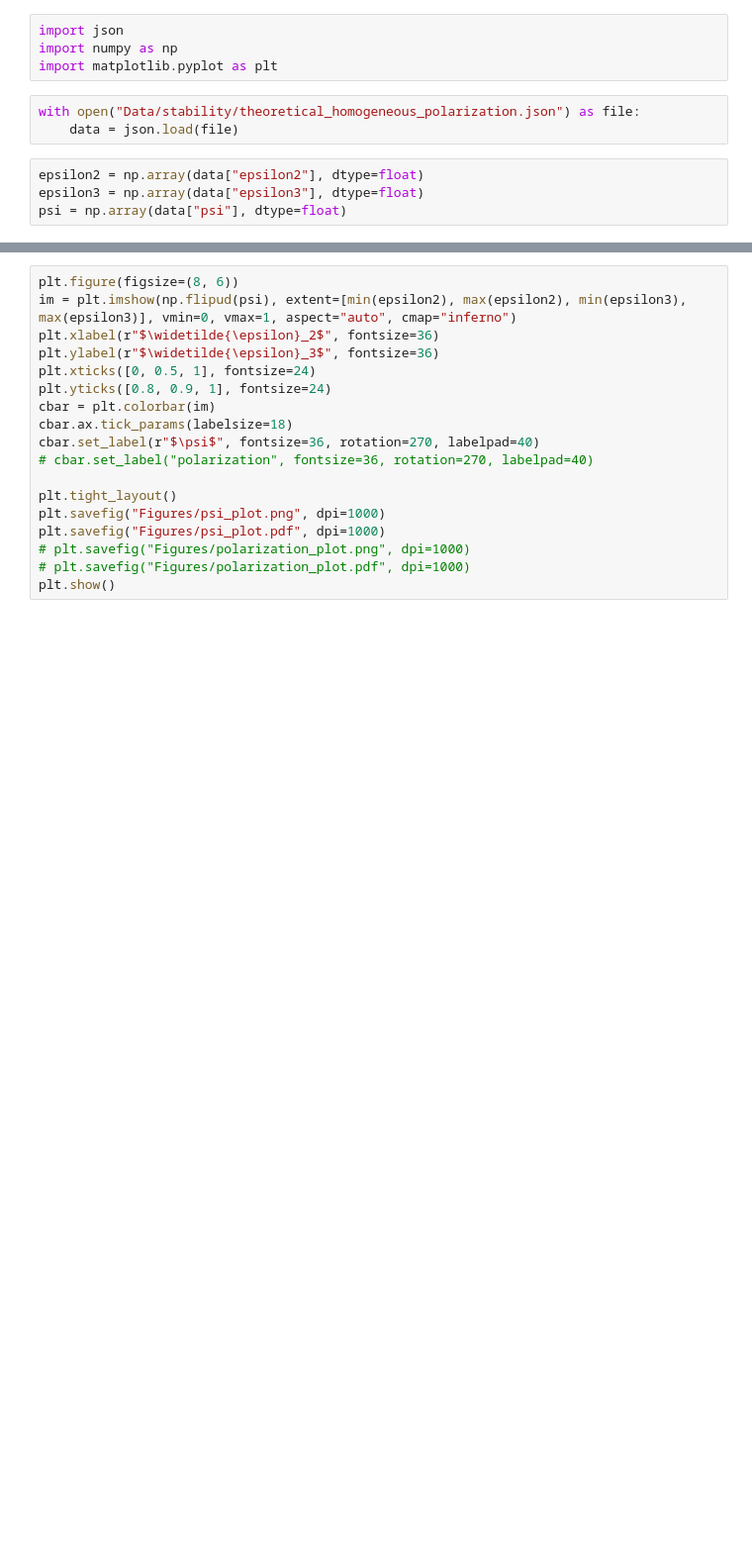
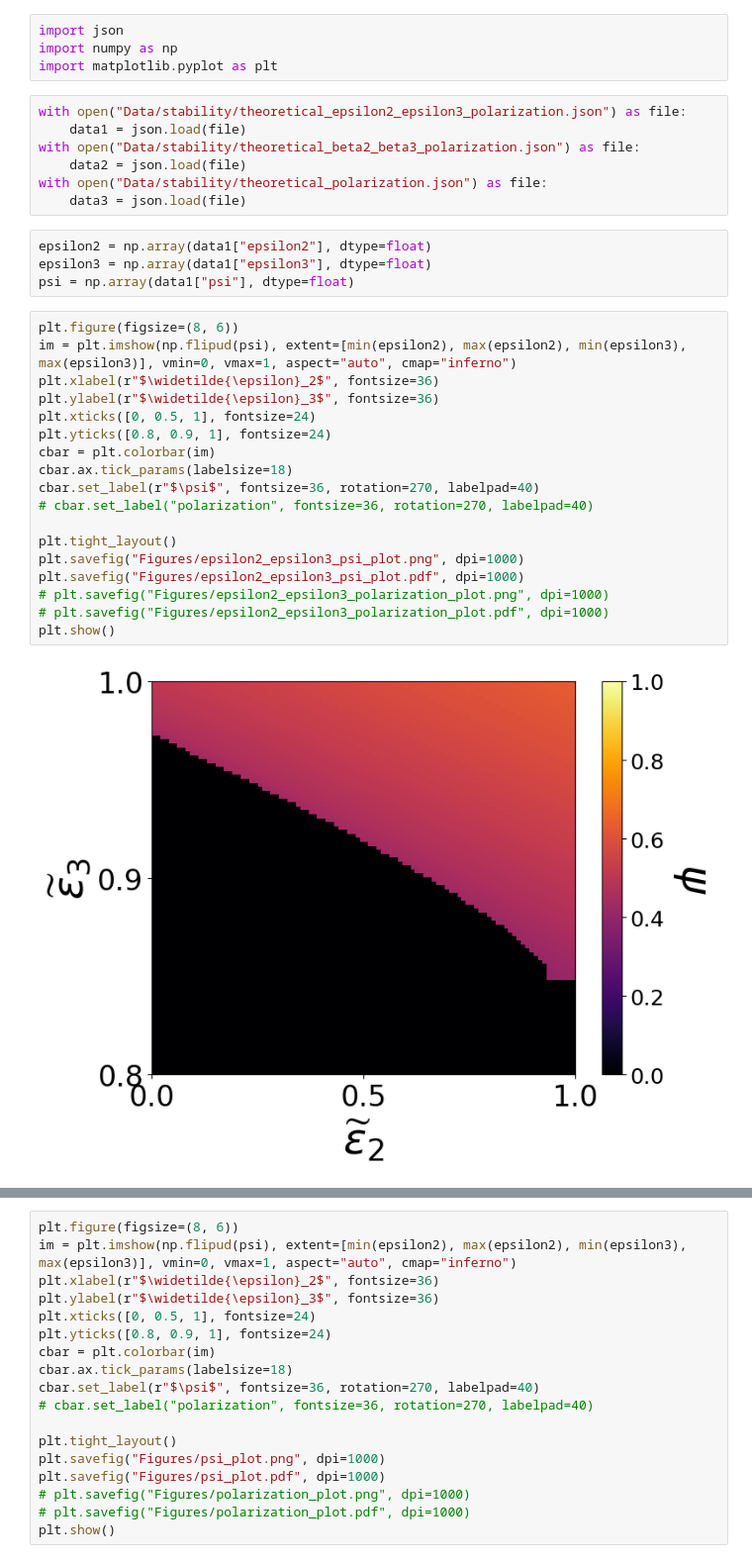
Before and after one commit to nwlandry/opinion-disparity-in-hypergraphs, a Jupyter notebook: plot_theoretical_polarization_phase_space.ipynb, the cells around one changed output, grey strips where cells are left out. Shown at 99% size. Cells and saved outputs as stored; diff of their text form; blank space fills up the shorter version.

```diff
--- a/plot_theoretical_polarization_phase_space.ipynb
+++ b/plot_theoretical_polarization_phase_space.ipynb
@@ -2,10 +2,34 @@
 import json
 import numpy as np
 import matplotlib.pyplot as plt
-# %%
-with open("Data/stability/theoretical_homogeneous_polarization.json") as file:
-    data = json.load(file)
+# %%
+with open("Data/stability/theoretical_epsilon2_epsilon3_polarization.json") as file:
+    data1 = json.load(file)
+with open("Data/stability/theoretical_beta2_beta3_polarization.json") as file:
+    data2 = json.load(file)
+with open("Data/stability/theoretical_polarization.json") as file:
+    data3 = json.load(file)
 # %%
-epsilon2 = np.array(data["epsilon2"], dtype=float)
-epsilon3 = np.array(data["epsilon3"], dtype=float)
-psi = np.array(data["psi"], dtype=float)
+epsilon2 = np.array(data1["epsilon2"], dtype=float)
+epsilon3 = np.array(data1["epsilon3"], dtype=float)
+psi = np.array(data1["psi"], dtype=float)
+# %%
+plt.figure(figsize=(8, 6))
+im = plt.imshow(np.flipud(psi), extent=[min(epsilon2), max(epsilon2), min(epsilon3), max(epsilon3)], vmin=0, vmax=1, aspect="auto", cmap="inferno")
+plt.xlabel(r"$\widetilde{\epsilon}_2$", fontsize=36)
+plt.ylabel(r"$\widetilde{\epsilon}_3$", fontsize=36)
+plt.xticks([0, 0.5, 1], fontsize=24)
+plt.yticks([0.8, 0.9, 1], fontsize=24)
+cbar = plt.colorbar(im)
+cbar.ax.tick_params(labelsize=18)
+cbar.set_label(r"$\psi$", fontsize=36, rotation=270, labelpad=40)
+# cbar.set_label("polarization", fontsize=36, rotation=270, labelpad=40)
+
+plt.tight_layout()
+plt.savefig("Figures/epsilon2_epsilon3_psi_plot.png", dpi=1000)
+plt.savefig("Figures/epsilon2_epsilon3_psi_plot.pdf", dpi=1000)
+# plt.savefig("Figures/epsilon2_epsilon3_polarization_plot.png", dpi=1000)
+# plt.savefig("Figures/epsilon2_epsilon3_polarization_plot.pdf", dpi=1000)
+plt.show()
+# %% [output]
+[figure, added]
```
Also changed, not shown: parts of 3 cells of this notebook, 14 other files.
